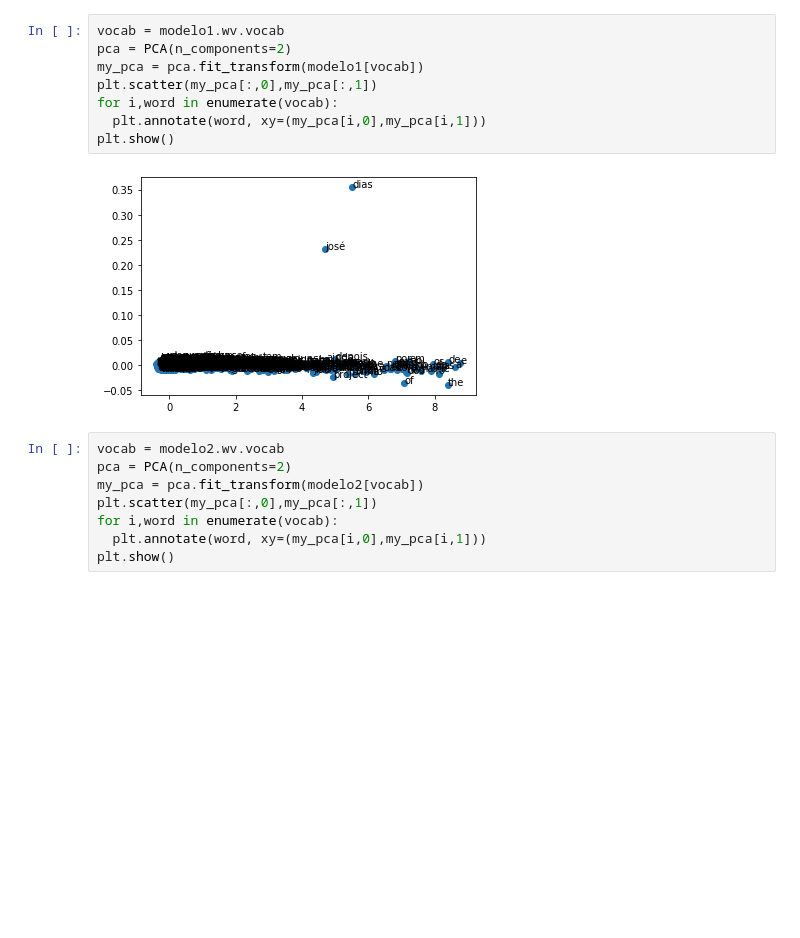
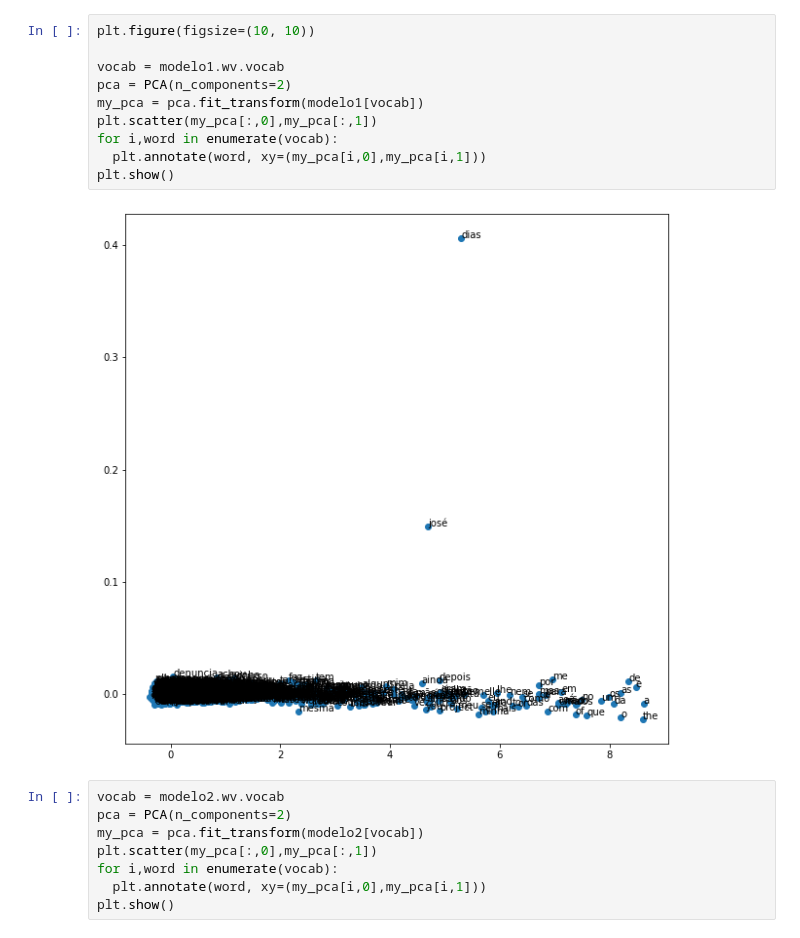
Before and after one commit to DaviHorner/1-Palestra-do-Grupo-de-PLN-IA-WordEmbeddings, a Jupyter notebook: Tutorial_Word_Embeddings.ipynb, the cells around one changed output. Cells and saved outputs as stored; diff of their text form; blank space fills up the shorter version.

```diff
--- a/Tutorial_Word_Embeddings.ipynb
+++ b/Tutorial_Word_Embeddings.ipynb
@@ -103,13 +118,15 @@ print(modelo2.similar_by_word('mar'))
 # %%
+plt.figure(figsize=(10, 10))
+
 vocab = modelo1.wv.vocab
 pca = PCA(n_components=2)
 my_pca = pca.fit_transform(modelo1[vocab])
 plt.scatter(my_pca[:,0],my_pca[:,1])
 for i,word in enumerate(vocab):
   plt.annotate(word, xy=(my_pca[i,0],my_pca[i,1]))
 plt.show()
 # %% [output]
-[figure, old version]
+[figure, new version]
 # %%
 vocab = modelo2.wv.vocab
 pca = PCA(n_components=2)
```
Also changed, not shown: parts of 8 cells of this notebook.
